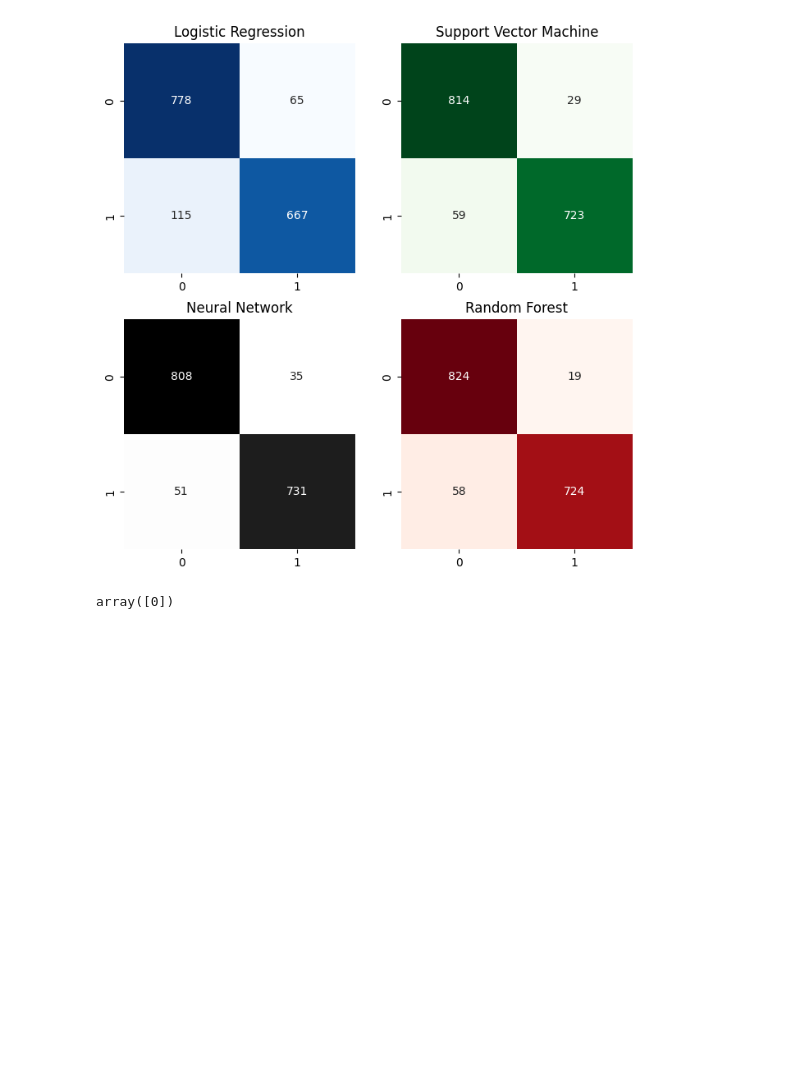
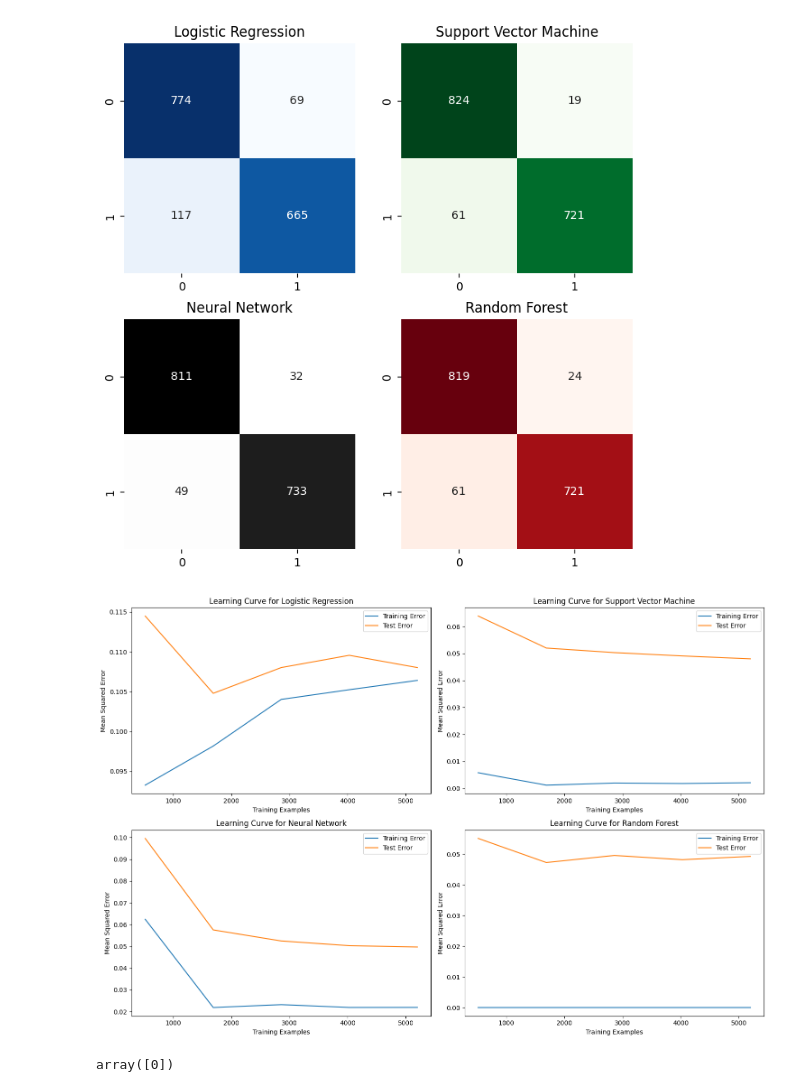
Before and after one commit to darabosmateOE/mushroom_classification, a Jupyter notebook: mushroom.ipynb, the cells around one changed output. Cells and saved outputs as stored; diff of their text form; code cells hidden in the pictures; blank space fills up the shorter version.

```diff
--- a/mushroom.ipynb
+++ b/mushroom.ipynb
@@ -534,4 +538,4 @@ plt.show()
 # %% [output]
 [figure]
 # %%
-X, y = prepare_data(noise=0)
+X, y = prepare_data(noise=10)
@@ -598,8 +638,8 @@ X_train, X_test, y_train, y_test = train_test_split(X, y, test_size=0.2, random_
 # %%
-log_reg = LogisticRegression()
-svm = SVC(C=1.0, kernel='rbf', degree=3, gamma='auto')
+log_reg = LogisticRegression(penalty='l2', C=1.0, solver='lbfgs', max_iter=1000, random_state=42)
+svm = SVC(C=1.0, kernel='rbf', degree=3, gamma='auto', random_state=43, class_weight={0: 1, 1: 1})
 rf = RandomForestClassifier(criterion='gini', n_estimators=100, random_state=42, max_depth=20, min_samples_leaf=1, min_samples_split=5)
-nn = MLPClassifier(hidden_layer_sizes=(32, 32), activation='relu', solver='adam')#set max iter etc.
+nn = MLPClassifier(hidden_layer_sizes=(32,), activation='relu', solver='adam', random_state=42)#set max iter etc.
 
 log_reg.fit(X_train, y_train)
 svm.fit(X_train, y_train)
@@ -659,6 +689,40 @@ axes[1, 1].set_title('Random Forest')
 plt.show()
 # %% [output]
 [figure]
+# %%
+import matplotlib.pyplot as plt
+import numpy as np
+from sklearn.metrics import mean_squared_error
+from sklearn.model_selection import learning_curve
+
+# Assuming you have X_train, X_test, y_train, y_test, and your four models: log_reg_model, svm_model, nn_model, rf_model
+
+models = [log_reg, svm, nn, rf]
+model_names = ['Logistic Regression', 'Support Vector Machine', 'Neural Network', 'Random Forest']
+
+plt.figure(figsize=(15, 10))
+
+for i, model in enumerate(models):
+    # Compute training and test errors
+    train_sizes, train_scores, test_scores = learning_curve(model, X_train, y_train, cv=5, scoring='neg_mean_squared_error')
+
+    # Convert to mean squared error
+    train_errors = -np.mean(train_scores, axis=1)
+    test_errors = -np.mean(test_scores, axis=1)
+
+    # Plot the learning curve
+    plt.subplot(2, 2, i+1)
+    plt.plot(train_sizes, train_errors, label='Training Error')
+    plt.plot(train_sizes, test_errors, label='Test Error')
+    plt.title(f'Learning Curve for {model_names[i]}')
+    plt.xlabel('Training Examples')
+    plt.ylabel('Mean Squared Error')
+    plt.legend()
+
+plt.tight_layout()
+plt.show()
+# %% [output]
+[figure, added]
 # %%
 pred = rf.predict(X_train.iloc[4:5])
 pred
```
Also changed, not shown: parts of 10 cells of this notebook, 13 other files.
